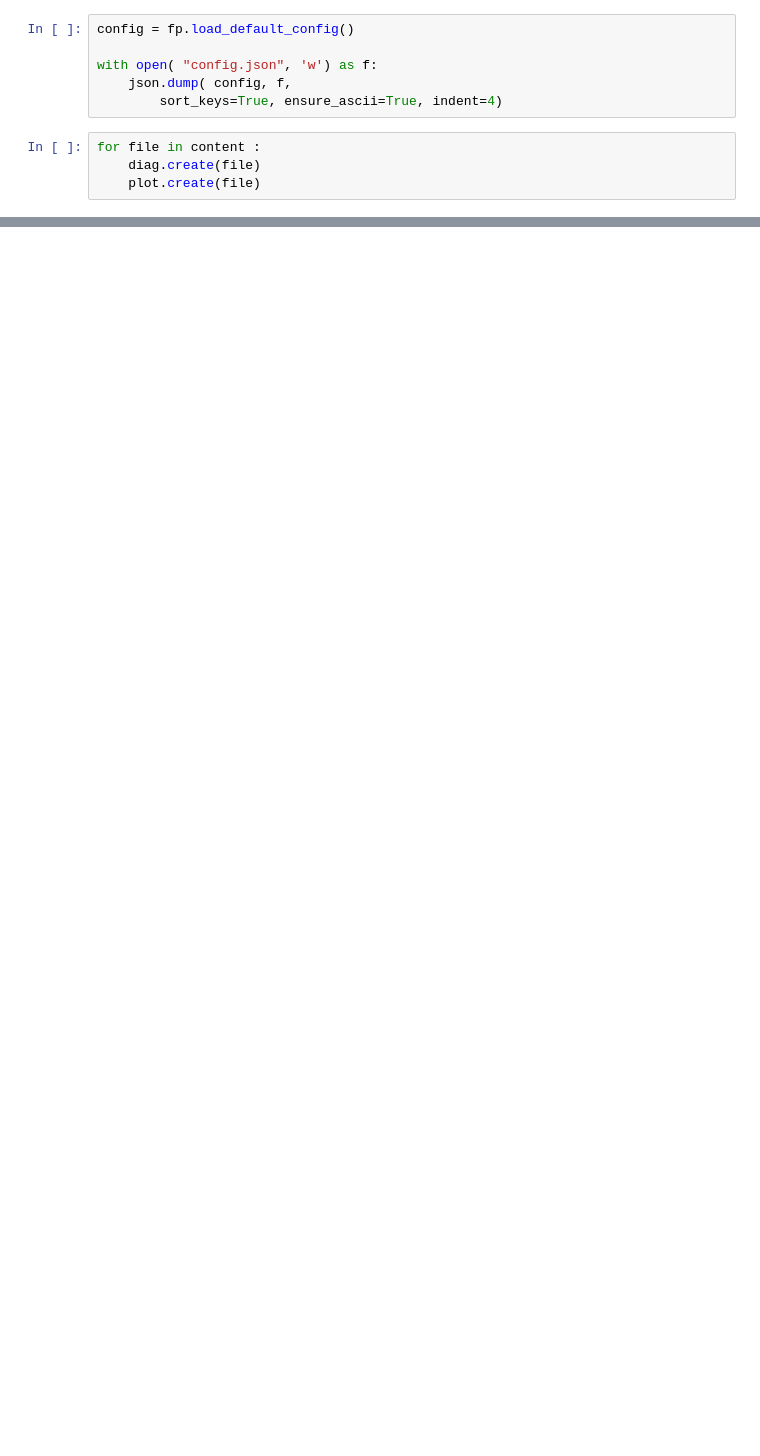
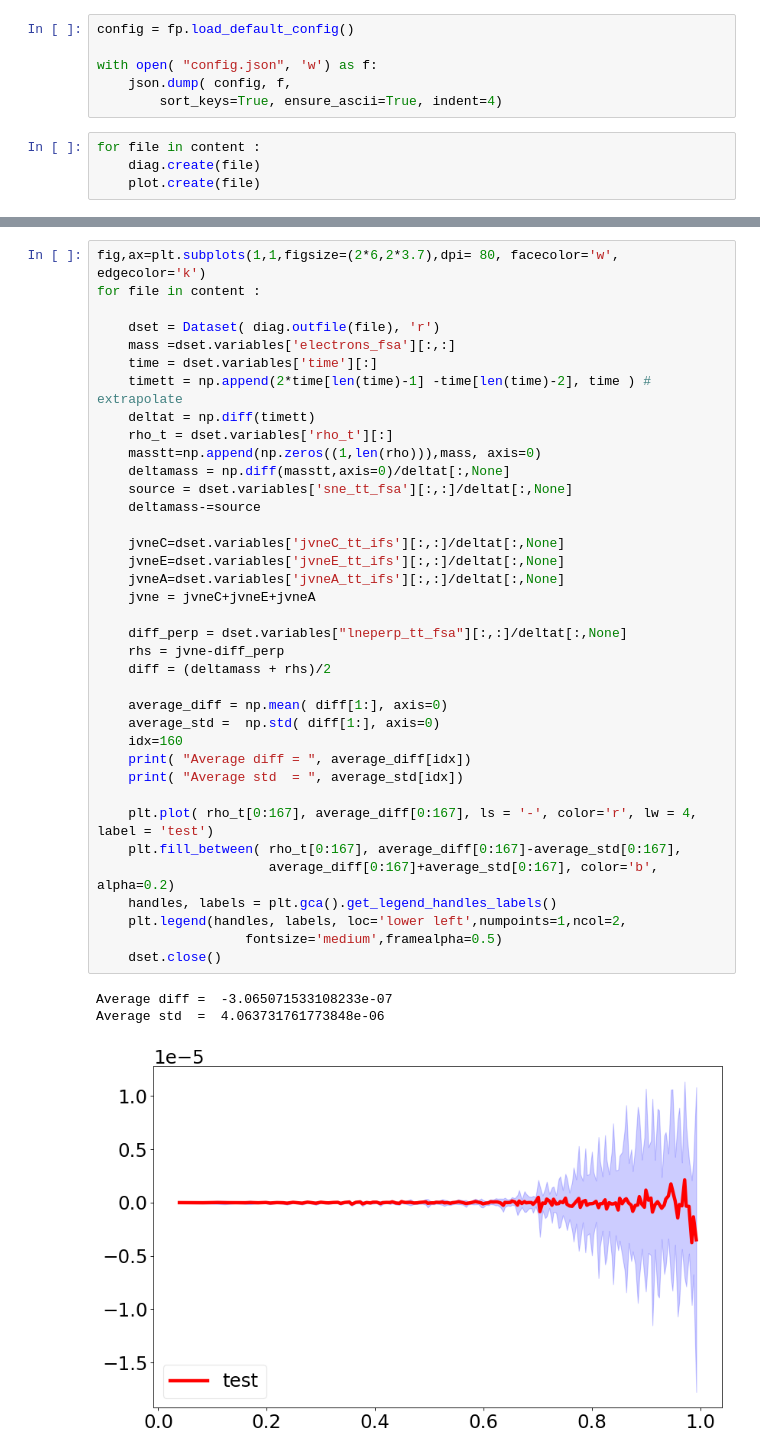
Before and after one commit to mwiesenberger/data-analysis-3d, a Jupyter notebook: Conservation.ipynb, the cells around one changed output, grey strips where cells are left out. Saved outputs shown, nothing was run; the diff lists cells and outputs as text; blank space fills up the shorter version.

```diff
--- a/Conservation.ipynb
+++ b/Conservation.ipynb
@@ -219,0 +172,41 @@ Rho 0.997987470261
+# %%
+fig,ax=plt.subplots(1,1,figsize=(2*6,2*3.7),dpi= 80, facecolor='w', edgecolor='k')
+for file in content :
+
+    dset = Dataset( diag.outfile(file), 'r')
+    mass =dset.variables['electrons_fsa'][:,:]
+    time = dset.variables['time'][:]
+    timett = np.append(2*time[len(time)-1] -time[len(time)-2], time ) # extrapolate
+    deltat = np.diff(timett)
+    rho_t = dset.variables['rho_t'][:]
+    masstt=np.append(np.zeros((1,len(rho))),mass, axis=0)
+    deltamass = np.diff(masstt,axis=0)/deltat[:,None]
+    source = dset.variables['sne_tt_fsa'][:,:]/deltat[:,None]
+    deltamass-=source
+
+    jvneC=dset.variables['jvneC_tt_ifs'][:,:]/deltat[:,None]
+    jvneE=dset.variables['jvneE_tt_ifs'][:,:]/deltat[:,None]
+    jvneA=dset.variables['jvneA_tt_ifs'][:,:]/deltat[:,None]
+    jvne = jvneC+jvneE+jvneA
+
+    diff_perp = dset.variables["lneperp_tt_fsa"][:,:]/deltat[:,None]
+    rhs = jvne-diff_perp
+    diff = (deltamass + rhs)/2
+
+    average_diff = np.mean( diff[1:], axis=0)
+    average_std =  np.std( diff[1:], axis=0)
+    idx=160
+    print( "Average diff = ", average_diff[idx])
+    print( "Average std  = ", average_std[idx])
+
+    plt.plot( rho_t[0:167], average_diff[0:167], ls = '-', color='r', lw = 4, label = 'test')
+    plt.fill_between( rho_t[0:167], average_diff[0:167]-average_std[0:167],
+                      average_diff[0:167]+average_std[0:167], color='b', alpha=0.2)
+    handles, labels = plt.gca().get_legend_handles_labels()
+    plt.legend(handles, labels, loc='lower left',numpoints=1,ncol=2,
+                   fontsize='medium',framealpha=0.5)
+    dset.close()
+# %% [output]
+Average diff =  -3.065071533108233e-07
+Average std  =  4.063731761773848e-06
+[figure, added]
```
Also changed, not shown: parts of 12 cells of this notebook.
